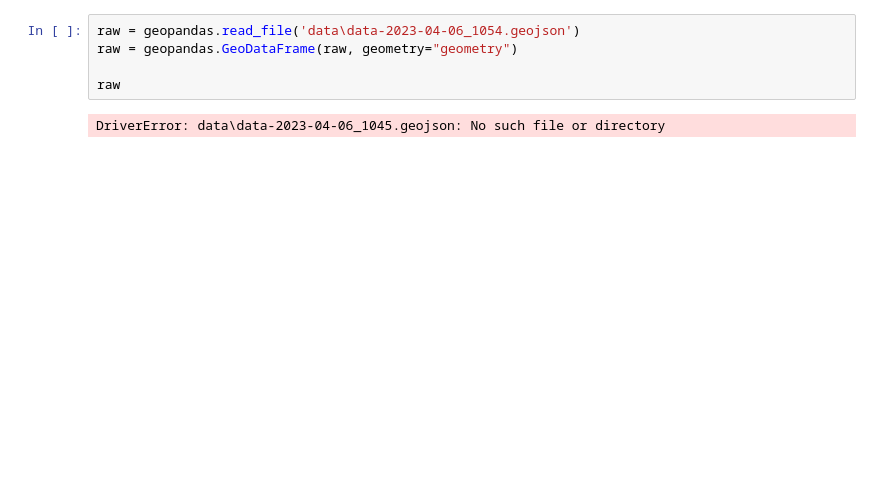
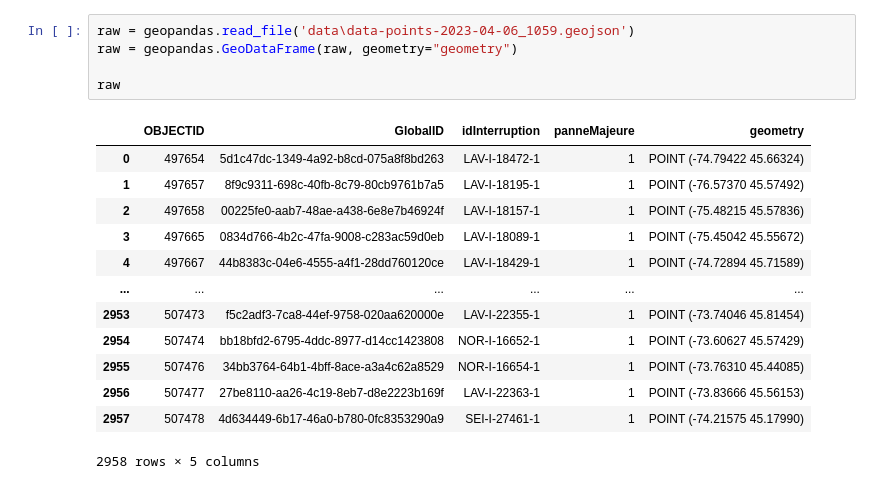
Before and after one commit to dexmcmillan/quebec-outage, a Jupyter notebook: analysis.ipynb, the cells around one changed output. Cells and saved outputs as stored; diff of their text form; blank space fills up the shorter version.

```diff
--- a/analysis.ipynb
+++ b/analysis.ipynb
@@ -4,10 +94,22 @@ import pandas as pd
 # %%
-raw = geopandas.read_file('data\data-2023-04-06_1054.geojson')
+raw = geopandas.read_file('data\data-points-2023-04-06_1059.geojson')
 raw = geopandas.GeoDataFrame(raw, geometry="geometry")
 
 raw
 # %% [output]
+|  | OBJECTID | GlobalID | idInterruption | panneMajeure | geometry |
+| 0 | 497654 | 5d1c47dc-1349-4a92-b8cd-075a8f8bd263 | LAV-I-18472-1 | 1 | POINT (-74.79422 45.66324) |
+| 1 | 497657 | 8f9c9311-698c-40fb-8c79-80cb9761b7a5 | LAV-I-18195-1 | 1 | POINT (-76.57370 45.57492) |
+| 2 | 497658 | 00225fe0-aab7-48ae-a438-6e8e7b46924f | LAV-I-18157-1 | 1 | POINT (-75.48215 45.57836) |
+| 3 | 497665 | 0834d766-4b2c-47fa-9008-c283ac59d0eb | LAV-I-18089-1 | 1 | POINT (-75.45042 45.55672) |
+| 4 | 497667 | 44b8383c-04e6-4555-a4f1-28dd760120ce | LAV-I-18429-1 | 1 | POINT (-74.72894 45.71589) |
+| ... | ... | ... | ... | ... | ... |
+| 2953 | 507473 | f5c2adf3-7ca8-44ef-9758-020aa620000e | LAV-I-22355-1 | 1 | POINT (-73.74046 45.81454) |
+| 2954 | 507474 | bb18bfd2-6795-4ddc-8977-d14cc1423808 | NOR-I-16652-1 | 1 | POINT (-73.60627 45.57429) |
+| 2955 | 507476 | 34bb3764-64b1-4bff-8ace-a3a4c62a8529 | NOR-I-16654-1 | 1 | POINT (-73.76310 45.44085) |
+| 2956 | 507477 | 27be8110-aa26-4c19-8eb7-d8e2223b169f | LAV-I-22363-1 | 1 | POINT (-73.83666 45.56153) |
+| 2957 | 507478 | 4d634449-6b17-46a0-b780-0fc8353290a9 | SEI-I-27461-1 | 1 | POINT (-74.21575 45.17990) |
-DriverError: data\data-2023-04-06_1045.geojson: No such file or directory
+2958 rows × 5 columns
 # %%
 raw.set_crs("EPSG:4326").plot(figsize=(15,15))
 # %% [output]
```
Also changed, not shown: parts of 8 cells of this notebook, 6 other files.
